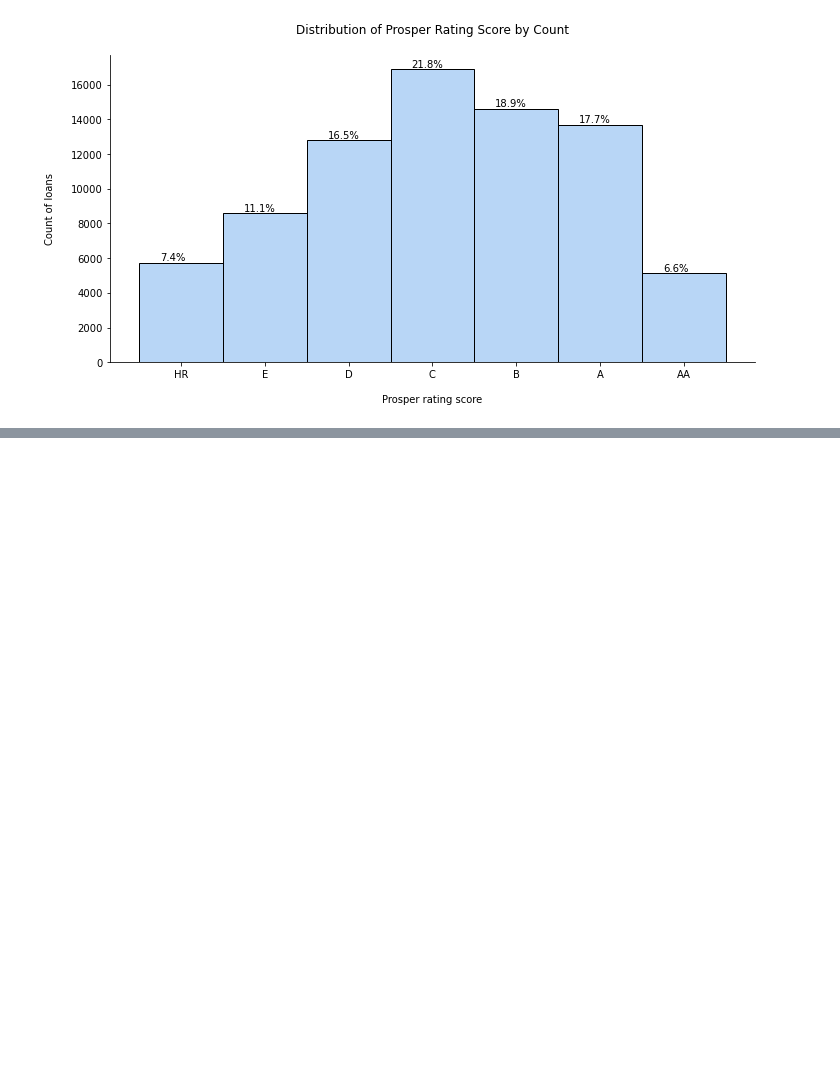
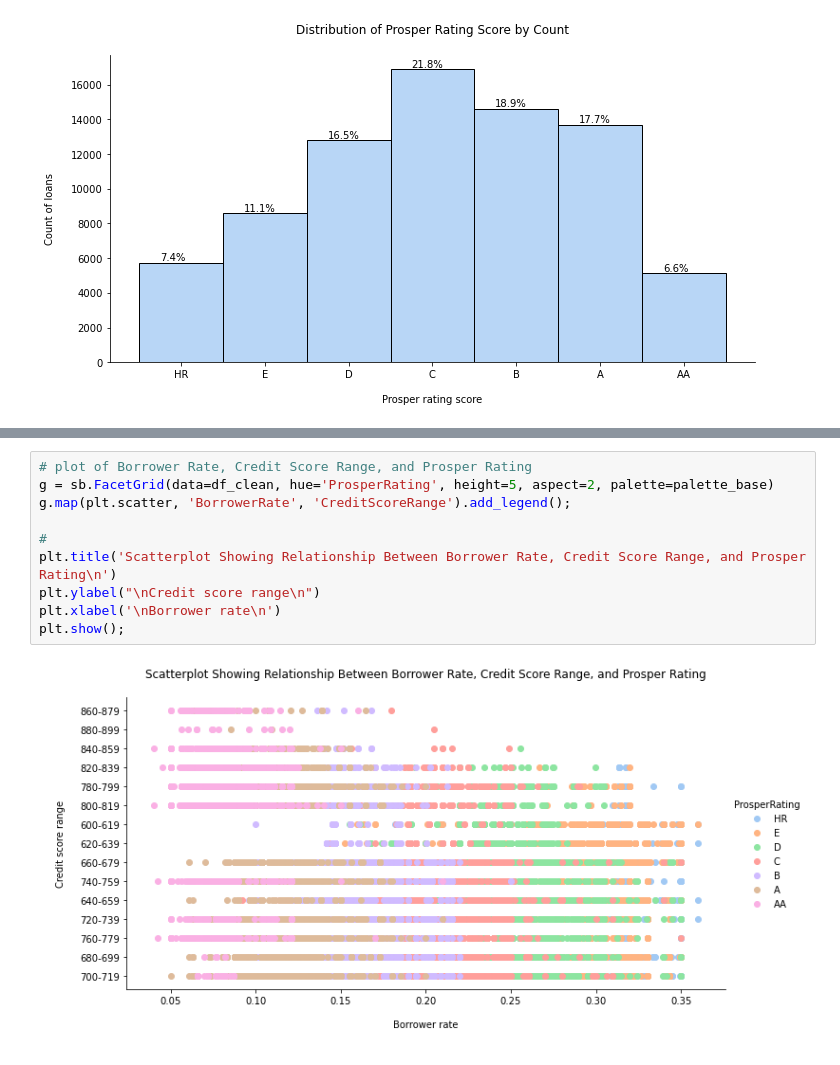
Before and after one commit to ArthurEzenwanne/visualize-communicate-project, a Jupyter notebook: Part_II_slide_deck.ipynb, the cells around one changed output, grey strips where cells are left out. Saved outputs shown, nothing was run; the diff lists cells and outputs as text; blank space fills up the shorter version.

```diff
--- a/Part_II_slide_deck.ipynb
+++ b/Part_II_slide_deck.ipynb
@@ -216,0 +249,12 @@ plt.show();
+# %%
+# plot of Borrower Rate, Credit Score Range, and Prosper Rating
+g = sb.FacetGrid(data=df_clean, hue='ProsperRating', height=5, aspect=2, palette=palette_base)
+g.map(plt.scatter, 'BorrowerRate', 'CreditScoreRange').add_legend();
+
+#
+plt.title('Scatterplot Showing Relationship Between Borrower Rate, Credit Score Range, and Prosper Rating\n')
+plt.ylabel("\nCredit score range\n")
+plt.xlabel('\nBorrower rate\n')
+plt.show();
+# %% [output]
+[figure, added]
```
Also changed, not shown: parts of 5 cells of this notebook.
